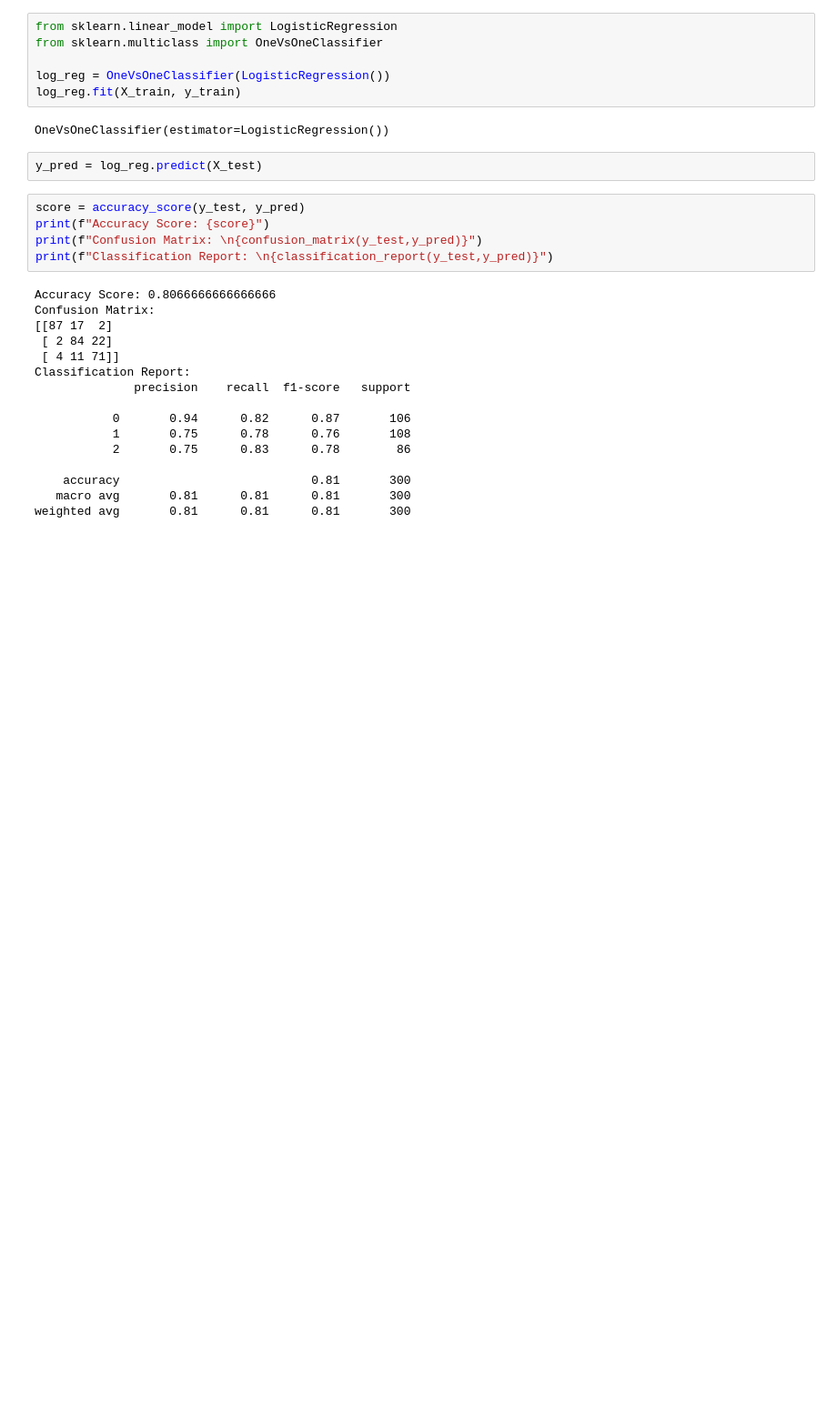
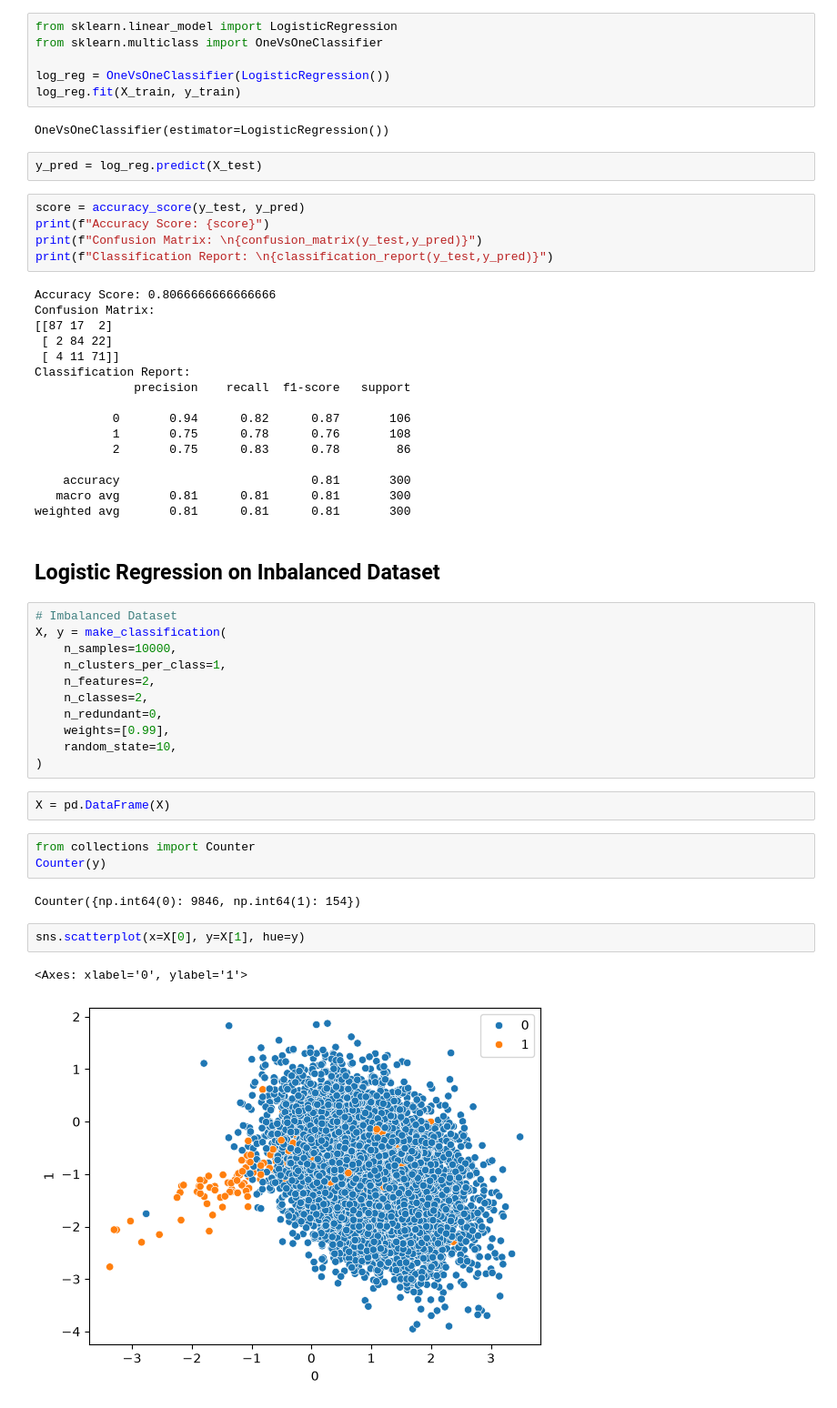
Before and after one commit to SVyeole08/Machine-Learning, a Jupyter notebook: 5_Logistic_Regression.ipynb, the cells around one changed output. Shown at 91% size. Drawn from its saved outputs; the diff is of its cells as text; blank space fills up the shorter version.

Commit message:
Implemented Logistic Rgression on Inbalanced Dataset

```diff
--- a/5_Logistic_Regression.ipynb
+++ b/5_Logistic_Regression.ipynb
@@ -222,3 +222,28 @@ Classification Report:
     accuracy                           0.81       300
    macro avg       0.81      0.81      0.81       300
 weighted avg       0.81      0.81      0.81       300
+# %% [markdown]
+## Logistic Regression on Inbalanced Dataset
+# %%
+# Imbalanced Dataset
+X, y = make_classification(
+    n_samples=10000,
+    n_clusters_per_class=1,
+    n_features=2,
+    n_classes=2,
+    n_redundant=0,
+    weights=[0.99],
+    random_state=10,
+)
+# %%
+X = pd.DataFrame(X)
+# %%
+from collections import Counter
+Counter(y)
+# %% [output]
+Counter({np.int64(0): 9846, np.int64(1): 154})
+# %%
+sns.scatterplot(x=X[0], y=X[1], hue=y)
+# %% [output]
+<Axes: xlabel='0', ylabel='1'>
+[figure, added]
```
Also changed, not shown: parts of 12 cells of this notebook.
